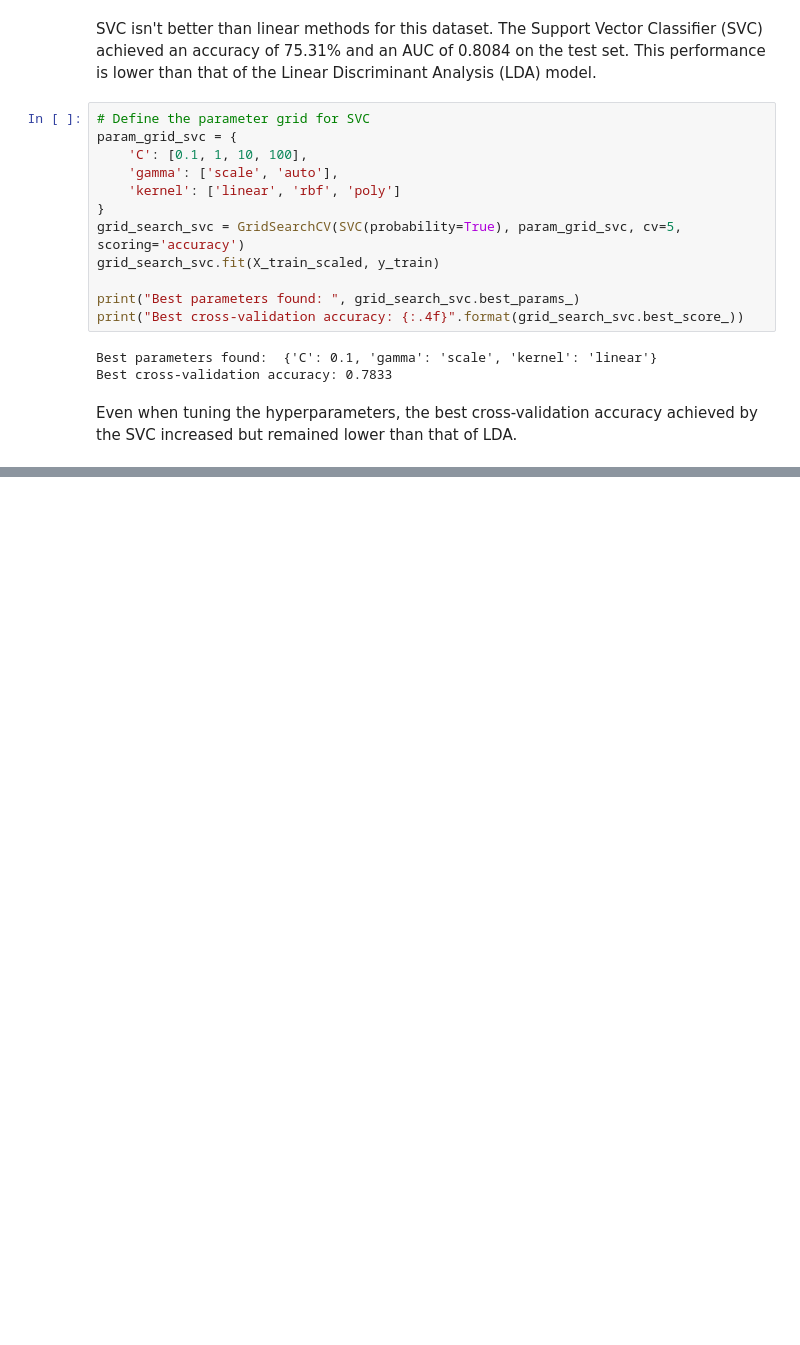
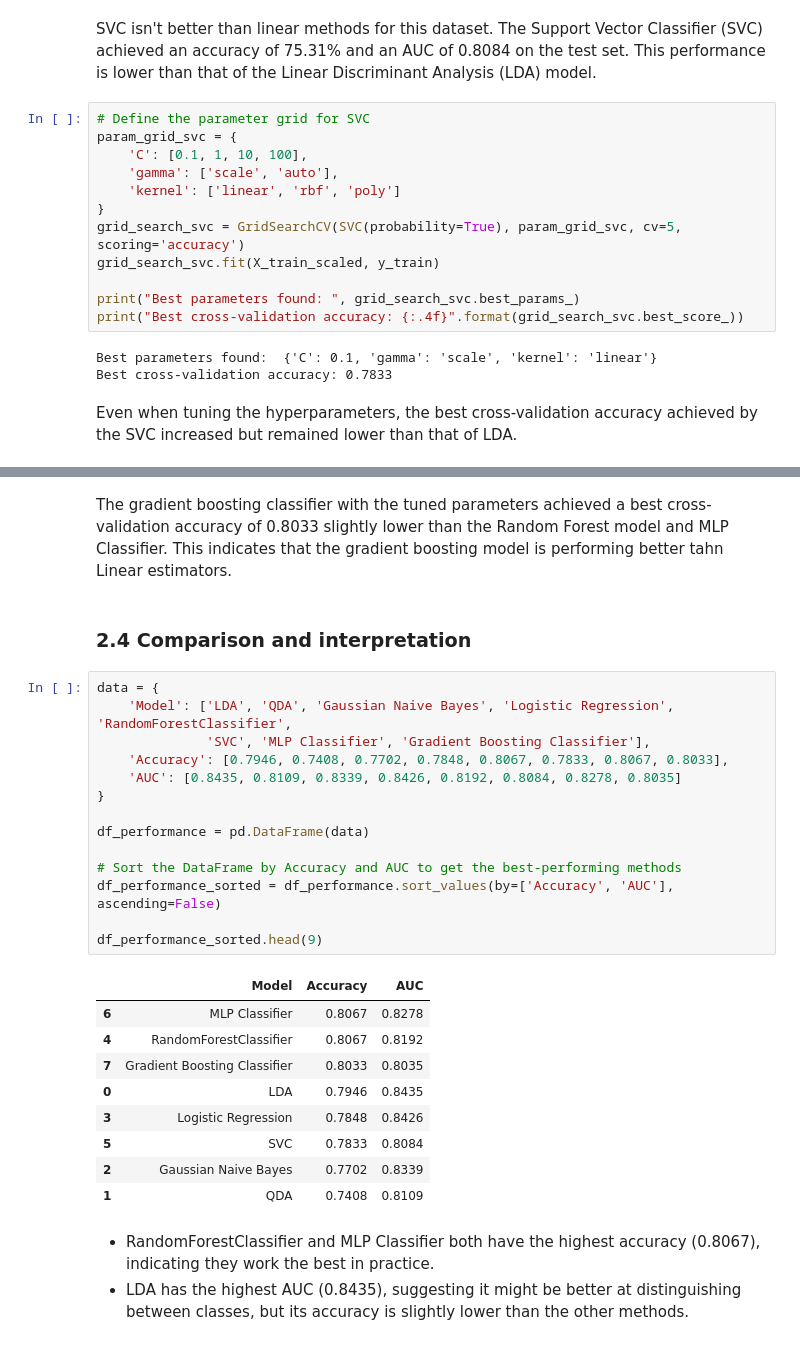
Before and after one commit to YessineMkaouar/Practical-Machine-Learning, a Jupyter notebook: Classification/Lab3.ipynb, the cells around one changed output, grey strips where cells are left out. Cells and saved outputs as stored; diff of their text form; blank space fills up the shorter version.

Commit message:
Testing nonlinear methods

```diff
--- a/Classification/Lab3.ipynb
+++ b/Classification/Lab3.ipynb
@@ -454,0 +538,31 @@ Even when tuning the hyperparameters, the best cross-validation accuracy achieve
+# %% [markdown]
+The gradient boosting classifier with the tuned parameters achieved a best cross-validation accuracy of 0.8033 slightly lower than the Random Forest model and MLP Classifier. This indicates that the gradient boosting model is performing better tahn Linear estimators.
+# %% [markdown]
+### 2.4 Comparison and interpretation
+# %%
+data = {
+    'Model': ['LDA', 'QDA', 'Gaussian Naive Bayes', 'Logistic Regression', 'RandomForestClassifier',
+              'SVC', 'MLP Classifier', 'Gradient Boosting Classifier'],
+    'Accuracy': [0.7946, 0.7408, 0.7702, 0.7848, 0.8067, 0.7833, 0.8067, 0.8033],
+    'AUC': [0.8435, 0.8109, 0.8339, 0.8426, 0.8192, 0.8084, 0.8278, 0.8035]
+}
+
+df_performance = pd.DataFrame(data)
+
+# Sort the DataFrame by Accuracy and AUC to get the best-performing methods
+df_performance_sorted = df_performance.sort_values(by=['Accuracy', 'AUC'], ascending=False)
+
+df_performance_sorted.head(9)
+# %% [output]
+|  | Model | Accuracy | AUC |
+| 6 | MLP Classifier | 0.8067 | 0.8278 |
+| 4 | RandomForestClassifier | 0.8067 | 0.8192 |
+| 7 | Gradient Boosting Classifier | 0.8033 | 0.8035 |
+| 0 | LDA | 0.7946 | 0.8435 |
+| 3 | Logistic Regression | 0.7848 | 0.8426 |
+| 5 | SVC | 0.7833 | 0.8084 |
+| 2 | Gaussian Naive Bayes | 0.7702 | 0.8339 |
+| 1 | QDA | 0.7408 | 0.8109 |
+# %% [markdown]
+- RandomForestClassifier and MLP Classifier both have the highest accuracy (0.8067), indicating they work the best in practice.
+- LDA has the highest AUC (0.8435), suggesting it might be better at distinguishing between classes, but its accuracy is slightly lower than the other methods.
```
Also changed, not shown: parts of 14 cells of this notebook.
